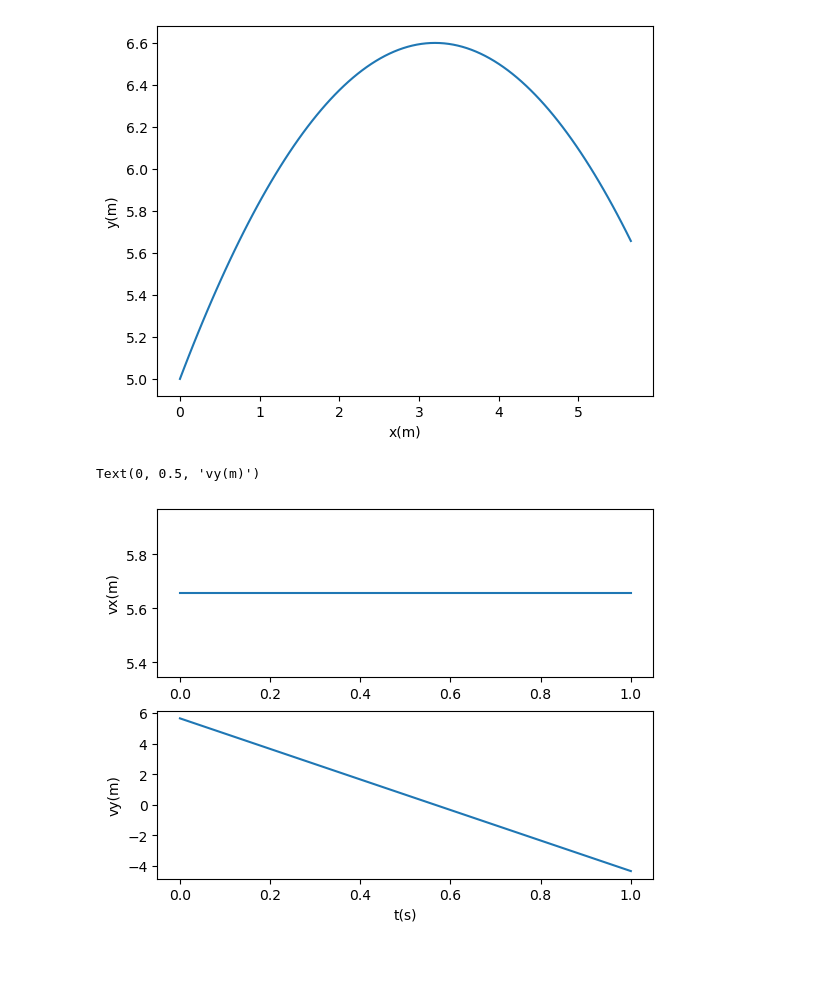
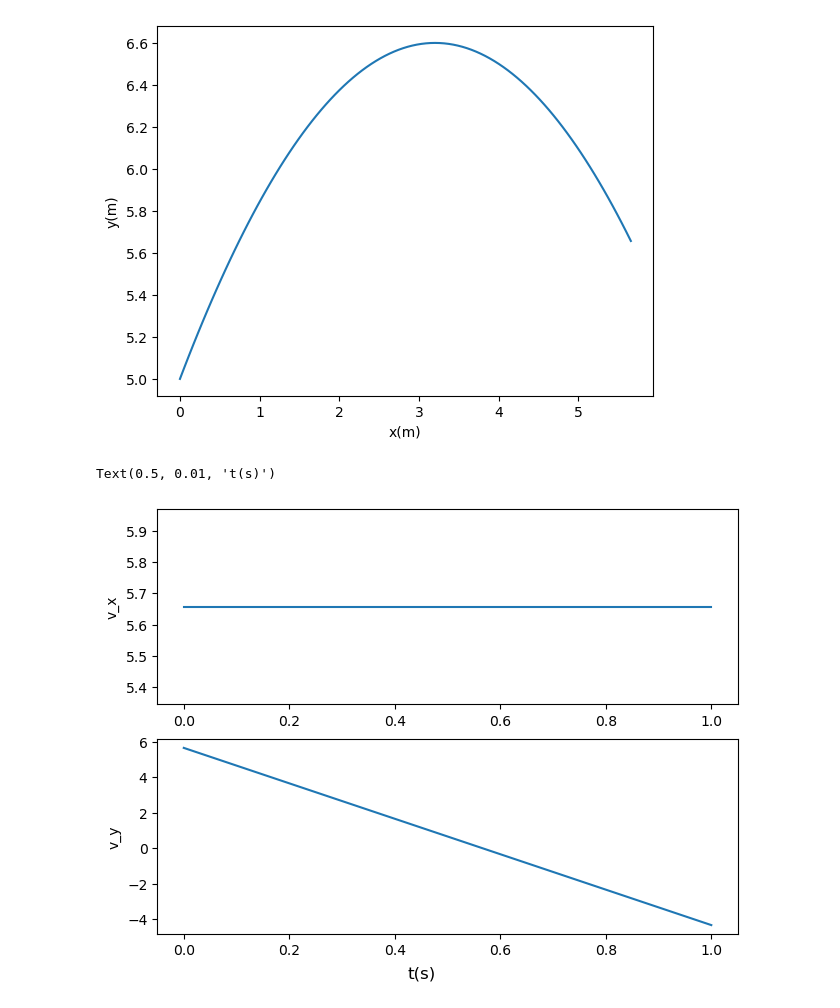
Before and after one commit to M-Bouchaala/trajectory_simulation, a Jupyter notebook: trajectory.ipynb, the cells around one changed output. Cells and saved outputs as stored; diff of their text form; code cells hidden in the pictures; blank space fills up the shorter version.

```diff
--- a/trajectory.ipynb
+++ b/trajectory.ipynb
@@ -63,14 +63,15 @@ Text(0, 0.5, 'y(m)')
 # %%
 num_vx = numeric_vx_sol(time_line, 0, 5, 8, np.pi/4, 10, 0.5)
 num_vy = numeric_vy_sol(time_line, 0, 5, 8, np.pi/4, 10, 0.5)
 
-fig, ax = plt.subplots(nrows=2, ncols=1)
+fig, ax = plt.subplots(nrows=2, ncols=1, constrained_layout=True)
 ax[0].plot(time_line, [num_vx]*Nbr_points)
-#ax[0].set_xlabel("t(s)")
 ax[0].set_ylabel("v_x")
 ax[1].plot(time_line,num_vy)
-plt.xlabel("t(s)")
-plt.ylabel("v_y")
+ax[1].set_ylabel("v_y")
+
+# common axis labels
+fig.supxlabel("t(s)")
 # %% [output]
-Text(0, 0.5, 'vy(m)')
+Text(0.5, 0.01, 't(s)')
-[figure, old version]
+[figure, new version]
```
